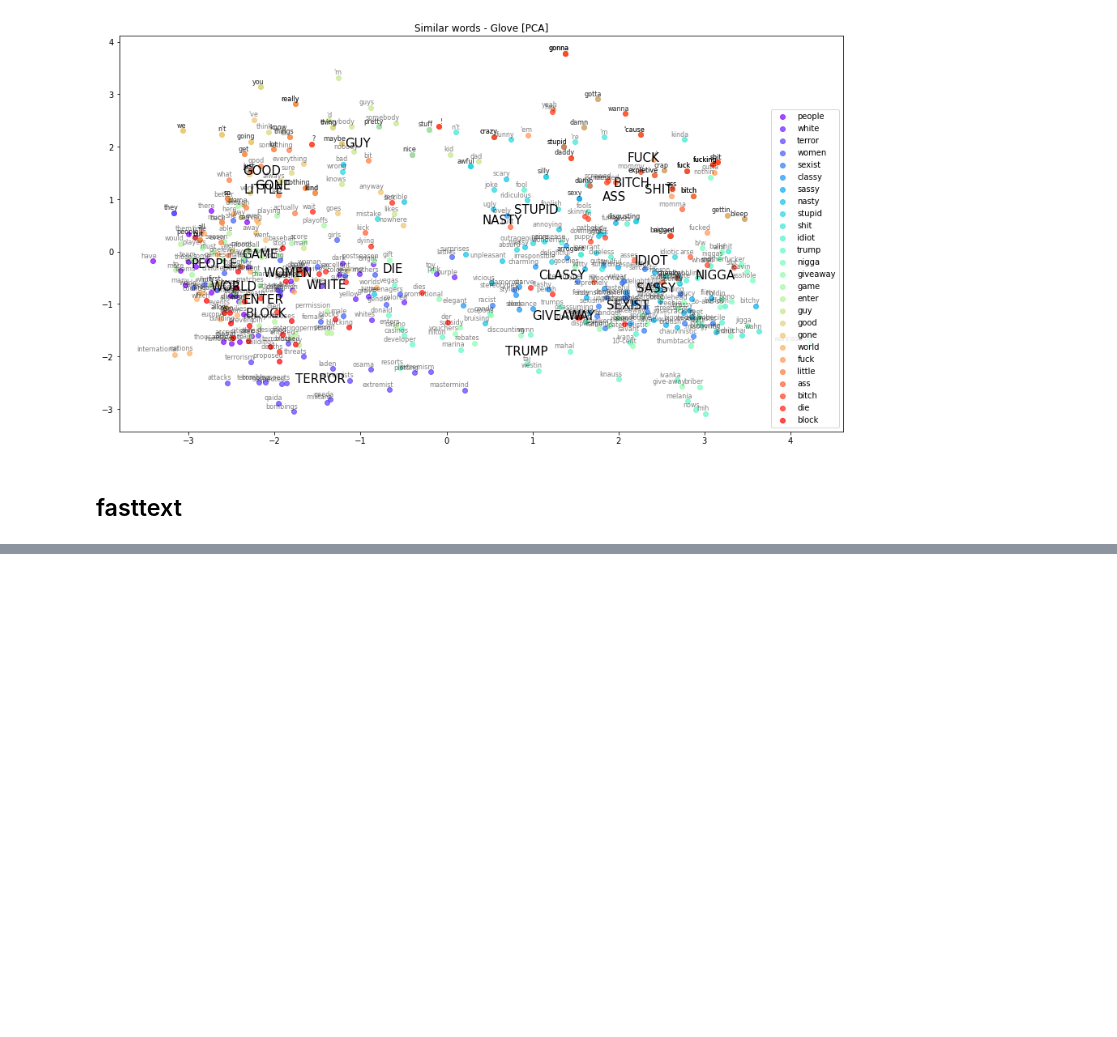
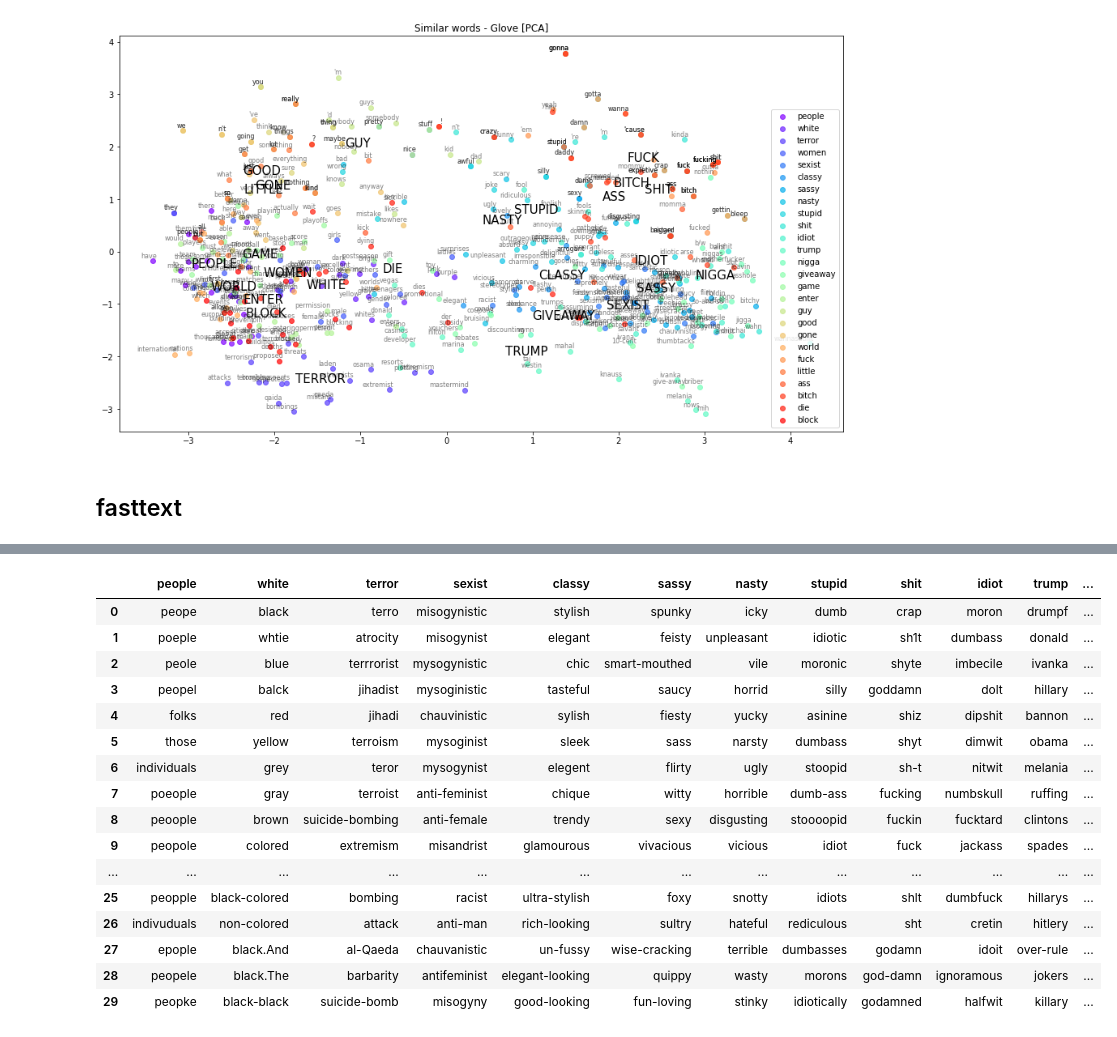
Before and after one commit to masakljun/nlp-project, a Jupyter notebook: code/05_word2vec_glove.ipynb, the cells around one changed output, grey strips where cells are left out. Drawn from its saved outputs; the diff is of its cells as text; code cells hidden in the pictures; blank space fills up the shorter version.

```diff
--- a/code/05_word2vec_glove.ipynb
+++ b/code/05_word2vec_glove.ipynb
@@ -442,0 +481,21 @@ KEYS
+# %%
+displayDF(word_clusters)
+#word_clusters
+# %% [output]
+|  | people | white | terror | sexist | classy | sassy | nasty | stupid | shit | idiot | trump | ... |
+| 0 | peope | black | terro | misogynistic | stylish | spunky | icky | dumb | crap | moron | drumpf | ... |
+| 1 | poeple | whtie | atrocity | misogynist | elegant | feisty | unpleasant | idiotic | sh1t | dumbass | donald | ... |
+| 2 | peole | blue | terrrorist | mysogynistic | chic | smart-mouthed | vile | moronic | shyte | imbecile | ivanka | ... |
+| 3 | peopel | balck | jihadist | mysoginistic | tasteful | saucy | horrid | silly | goddamn | dolt | hillary | ... |
+| 4 | folks | red | jihadi | chauvinistic | sylish | fiesty | yucky | asinine | shiz | dipshit | bannon | ... |
+| 5 | those | yellow | terroism | mysoginist | sleek | sass | narsty | dumbass | shyt | dimwit | obama | ... |
+| 6 | individuals | grey | teror | mysogynist | elegent | flirty | ugly | stoopid | sh-t | nitwit | melania | ... |
+| 7 | poeople | gray | terroist | anti-feminist | chique | witty | horrible | dumb-ass | fucking | numbskull | ruffing | ... |
+| 8 | peoople | brown | suicide-bombing | anti-female | trendy | sexy | disgusting | stoooopid | fuckin | fucktard | clintons | ... |
+| 9 | peopole | colored | extremism | misandrist | glamourous | vivacious | vicious | idiot | fuck | jackass | spades | ... |
+| ... | ... | ... | ... | ... | ... | ... | ... | ... | ... | ... | ... | ... |
+| 25 | peopple | black-colored | bombing | racist | ultra-stylish | foxy | snotty | idiots | shlt | dumbfuck | hillarys | ... |
+| 26 | indivuduals | non-colored | attack | anti-man | rich-looking | sultry | hateful | rediculous | sht | cretin | hitlery | ... |
+| 27 | epople | black.And | al-Qaeda | chauvanistic | un-fussy | wise-cracking | terrible | dumbasses | godamn | idoit | over-rule | ... |
+| 28 | peopele | black.The | barbarity | antifeminist | elegant-looking | quippy | wasty | morons | god-damn | ignoramous | jokers | ... |
+| 29 | peopke | black-black | suicide-bomb | misogyny | good-looking | fun-loving | stinky | idiotically | godamned | halfwit | killary | ... |
```
Also changed, not shown: parts of 8 cells of this notebook, 6 other files.
